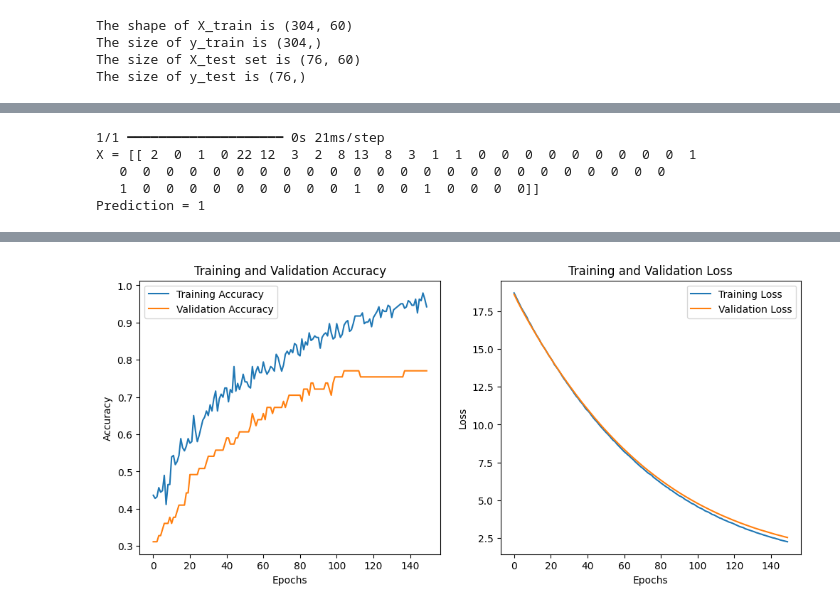
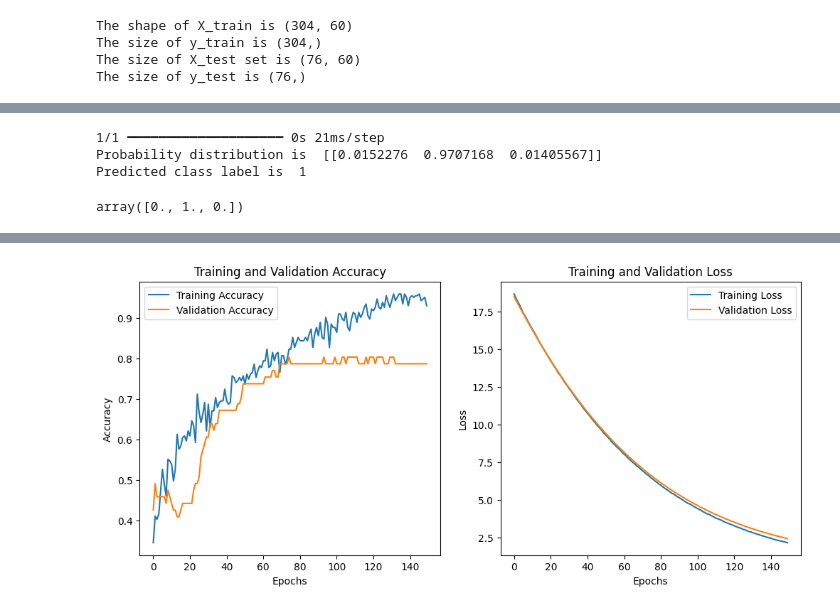
Before and after one commit to vv7ishere/Seria-A_prediction, a Jupyter notebook: seria.ipynb, the cells around one changed output, grey strips where cells are left out. Drawn from its saved outputs; the diff is of its cells as text; code cells hidden in the pictures.

```diff
--- a/seria.ipynb
+++ b/seria.ipynb
@@ -354,20 +349,21 @@ weighted avg       0.79      0.76      0.77        76
-# %%
-#predicting the result
-row_index = 3  # Change this to the row index you want to select
-Xnew = X.iloc[row_index, :].to_numpy().reshape(1, -1)
-# Apply the same PCA transformation used during training
-Xnew_pca = pca.transform(Xnew)
-ynew = np.argmax(model2.predict(Xnew_pca),axis=-1)
-
-# Show the inputs and predicted outputs
-print("X = %s" % Xnew)
-print("Prediction = %s" % ynew[0])
-# %% [output]
-1/1 ━━━━━━━━━━━━━━━━━━━━ 0s 21ms/step
-X = [[ 2  0  1  0 22 12  3  2  8 13  8  3  1  1  0  0  0  0  0  0  0  0  0  1
-   0  0  0  0  0  0  0  0  0  0  0  0  0  0  0  0  0  0  0  0  0  0  0  0
-   1  0  0  0  0  0  0  0  0  0  1  0  0  1  0  0  0  0]]
-Prediction = 1
+# %%
+#predicting the result
+row_index = 0  # selected row is 4. You can change it to the row number, you want to predict
+Xnew = X_test[0].reshape(1,-1)
+#predicing the output. Below line will give the probability
+y_pred=model2.predict(Xnew)
+#covert the probability to the predicted class
+ynew = np.argmax(y_pred,axis=1)
+print("Probability distribution is ",y_pred)
+print("Predicted class label is ", ynew[0])
+# %% [output]
+1/1 ━━━━━━━━━━━━━━━━━━━━ 0s 21ms/step
+Probability distribution is  [[0.0152276  0.9707168  0.01405567]]
+Predicted class label is  1
+# %%
+y_test[0]
+# %% [output]
+array([0., 1., 0.])
 # %%
 #sequential model with different parameter
 model6 = tf.keras.models.Sequential([
@@ -392,7 +388,7 @@ lr_schedule = tf.keras.optimizers.schedules.ExponentialDecay(
 # Compile the model with the learning rate schedule
 model6.compile(
     loss='categorical_crossentropy',
-    optimizer=Adam(learning_rate=lr_schedule),
+    optimizer=AdamW(learning_rate=lr_schedule),
     metrics=['accuracy']
 )
 
@@ -451 +447 @@ Epoch 150/150
-[figure, old version]
+[figure, new version]
```
Also changed, not shown: parts of 22 cells of this notebook.
